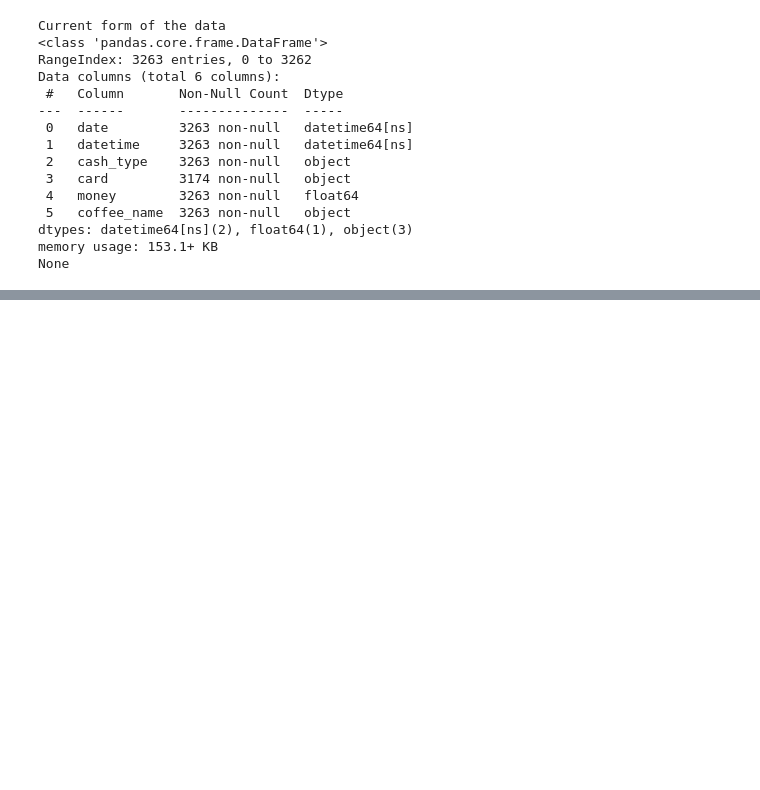
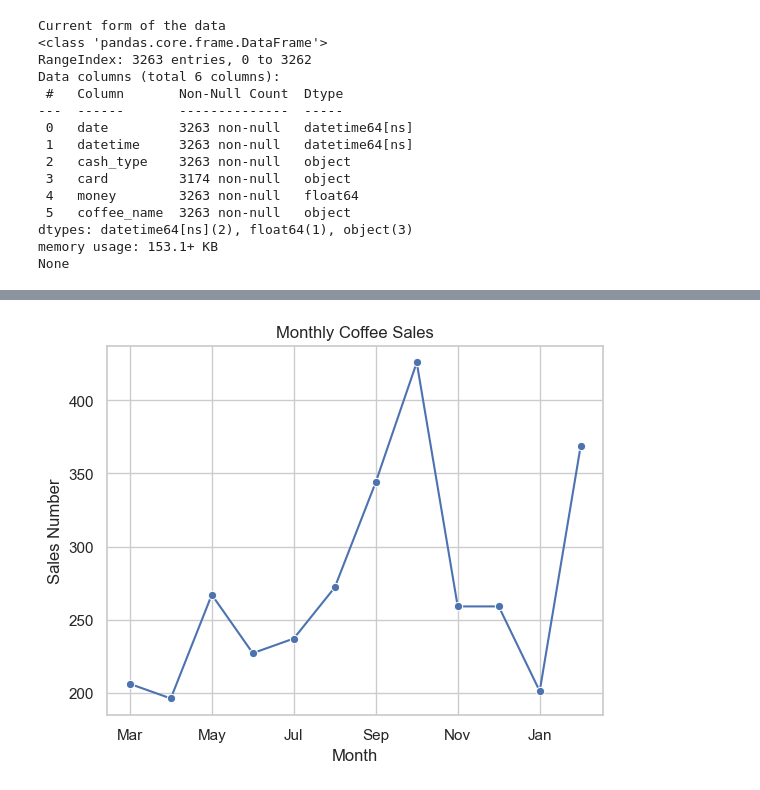
Before and after one commit to baby-platom/uni-visualization, a Jupyter notebook: main.ipynb, the cells around one changed output, grey strips where cells are left out. Drawn from its saved outputs; the diff is of its cells as text; code cells hidden in the pictures; blank space fills up the shorter version.

```diff
--- a/main.ipynb
+++ b/main.ipynb
@@ -162,0 +266,26 @@ plt.show()
+# %%
+import calendar
+
+monthly_sales_df = df.groupby(df["datetime"].dt.month).size().reset_index(name="sales")
+monthly_sales_df.rename(columns={"datetime": "month"}, inplace=True)
+
+custom_order = list(range(3, 13)) + list(range(1, 3))
+monthly_sales_df = (
+    monthly_sales_df.set_index("month").reindex(custom_order).reset_index()
+)
+monthly_sales_df["order"] = range(len(monthly_sales_df))
+
+
+sns.lineplot(x="order", y="sales", data=monthly_sales_df, marker="o")
+
+plt.xlabel("Month")
+plt.ylabel("Sales Number")
+plt.title("Monthly Coffee Sales")
+
+tick_positions = monthly_sales_df["order"][::2]
+tick_labels = [calendar.month_abbr[m] for m in monthly_sales_df["month"][::2]]
+plt.xticks(tick_positions, tick_labels)
+
+plt.show()
+# %% [output]
+[figure, added]
```
Also changed, not shown: parts of 20 cells of this notebook.
